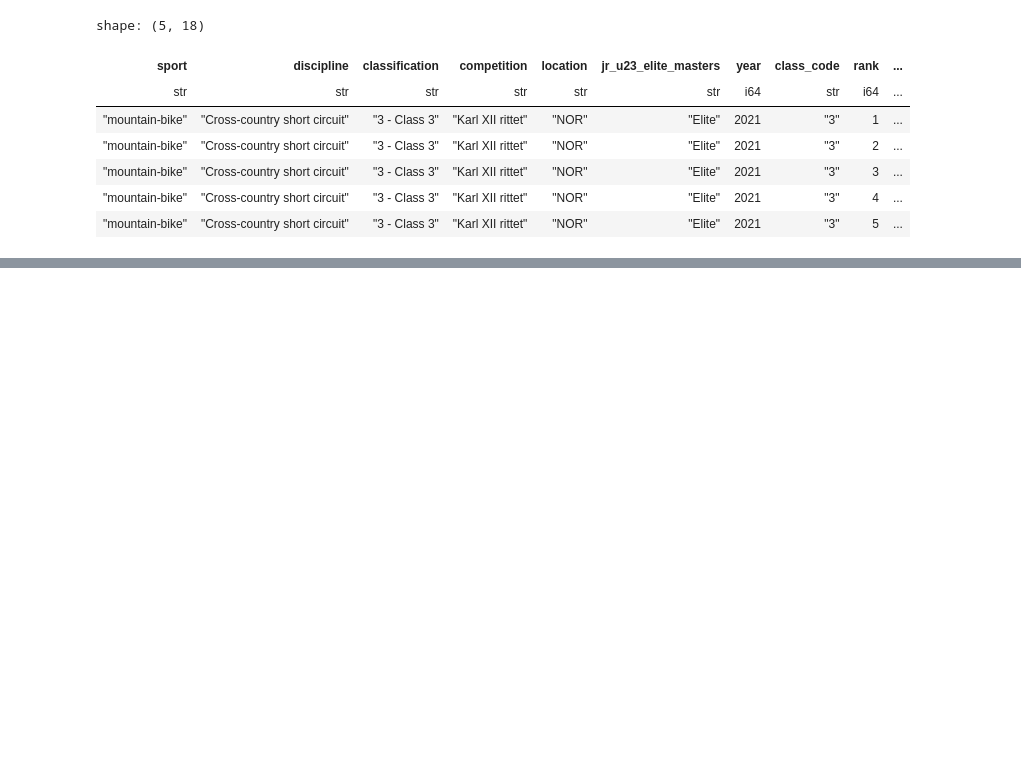
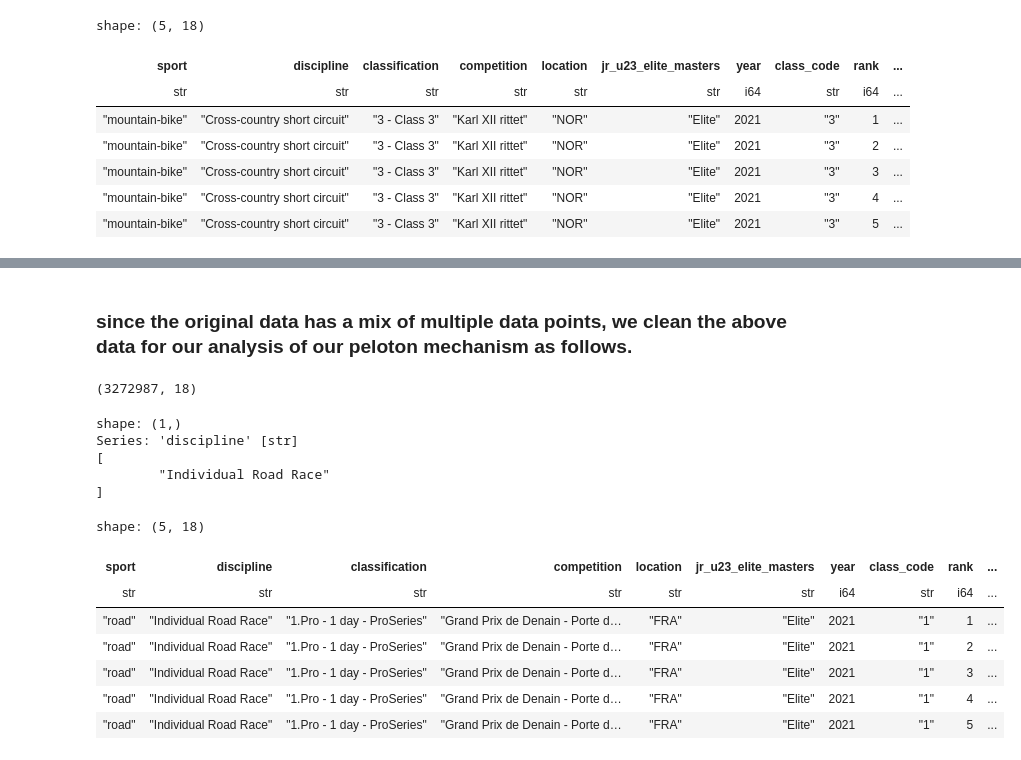
Before and after one commit to abhishekjha462000/mathematical_modelling_aymane_abhishek, a Jupyter notebook: aymane_abhishek.ipynb, the cells around one changed output, grey strips where cells are left out. Drawn from its saved outputs; the diff is of its cells as text; code cells hidden in the pictures; blank space fills up the shorter version.

```diff
--- a/aymane_abhishek.ipynb
+++ b/aymane_abhishek.ipynb
@@ -3,9 +6,29 @@ import polars as pl
 # %%
-import polars as pl
+schema_overrides = {
+    'sport': pl.Utf8,
+    'discipline': pl.Utf8,
+    'classification': pl.Utf8,
+    'competition': pl.Utf8,
+    'location': pl.Utf8,
+    'jr_u23_elite_masters': pl.Utf8,
+    'year': pl.Int64,
+    'class_code': pl.Utf8,
+    'rank': pl.Int64,
+    'fullname': pl.Utf8,
+    'last_name': pl.Utf8,
+    'first_name': pl.Utf8,
+    'country': pl.Utf8,
+    'team': pl.Utf8,
+    'gender': pl.Utf8,
+    'age': pl.Int64,
+    'result': pl.Utf8,
+    'points': pl.Utf8
+}
 
 df = pl.read_csv(
     'data.csv',
     separator=';',
+    schema_overrides=schema_overrides,
     ignore_errors=True,
     truncate_ragged_lines=True
 )
@@ -26,0 +92,32 @@ df.shape
+# %% [markdown]
+### since the original data has a mix of multiple data points, we clean the above data for our analysis of our peloton mechanism as follows.
+# %%
+df_peloton = (
+    df
+    .filter(pl.col("sport") == "road")
+    .filter(~pl.col("discipline").str.to_lowercase().str.contains("time trial"))
+    .filter(~pl.col("discipline").str.to_lowercase().str.contains("relay"))
+)
+# %%
+df_peloton.shape
+# %% [output]
+(3272987, 18)
+# %%
+print(df_peloton["discipline"].unique())
+# %% [output]
+shape: (1,)
+Series: 'discipline' [str]
+[
+        "Individual Road Race"
+]
+# %%
+df_peloton.head()
+# %% [output]
+shape: (5, 18)
+| sport | discipline | classification | competition | location | jr_u23_elite_masters | year | class_code | rank | ... |
+| str | str | str | str | str | str | i64 | str | i64 | ... |
+| "road" | "Individual Road Race" | "1.Pro - 1 day - ProSeries" | "Grand Prix de Denain - Porte d… | "FRA" | "Elite" | 2021 | "1" | 1 | ... |
+| "road" | "Individual Road Race" | "1.Pro - 1 day - ProSeries" | "Grand Prix de Denain - Porte d… | "FRA" | "Elite" | 2021 | "1" | 2 | ... |
+| "road" | "Individual Road Race" | "1.Pro - 1 day - ProSeries" | "Grand Prix de Denain - Porte d… | "FRA" | "Elite" | 2021 | "1" | 3 | ... |
+| "road" | "Individual Road Race" | "1.Pro - 1 day - ProSeries" | "Grand Prix de Denain - Porte d… | "FRA" | "Elite" | 2021 | "1" | 4 | ... |
+| "road" | "Individual Road Race" | "1.Pro - 1 day - ProSeries" | "Grand Prix de Denain - Porte d… | "FRA" | "Elite" | 2021 | "1" | 5 | ... |
```
Also changed, not shown: parts of 18 cells of this notebook.
